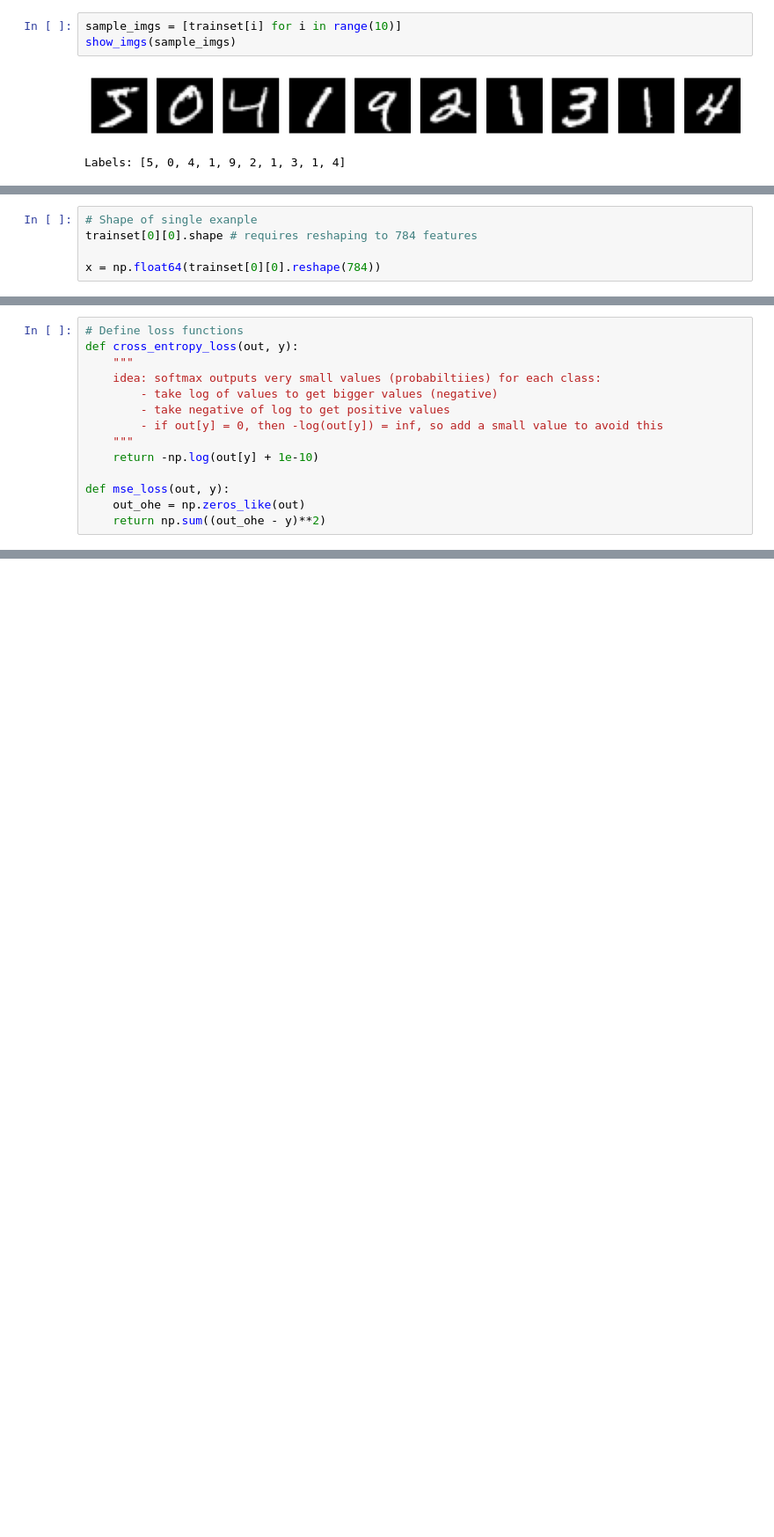
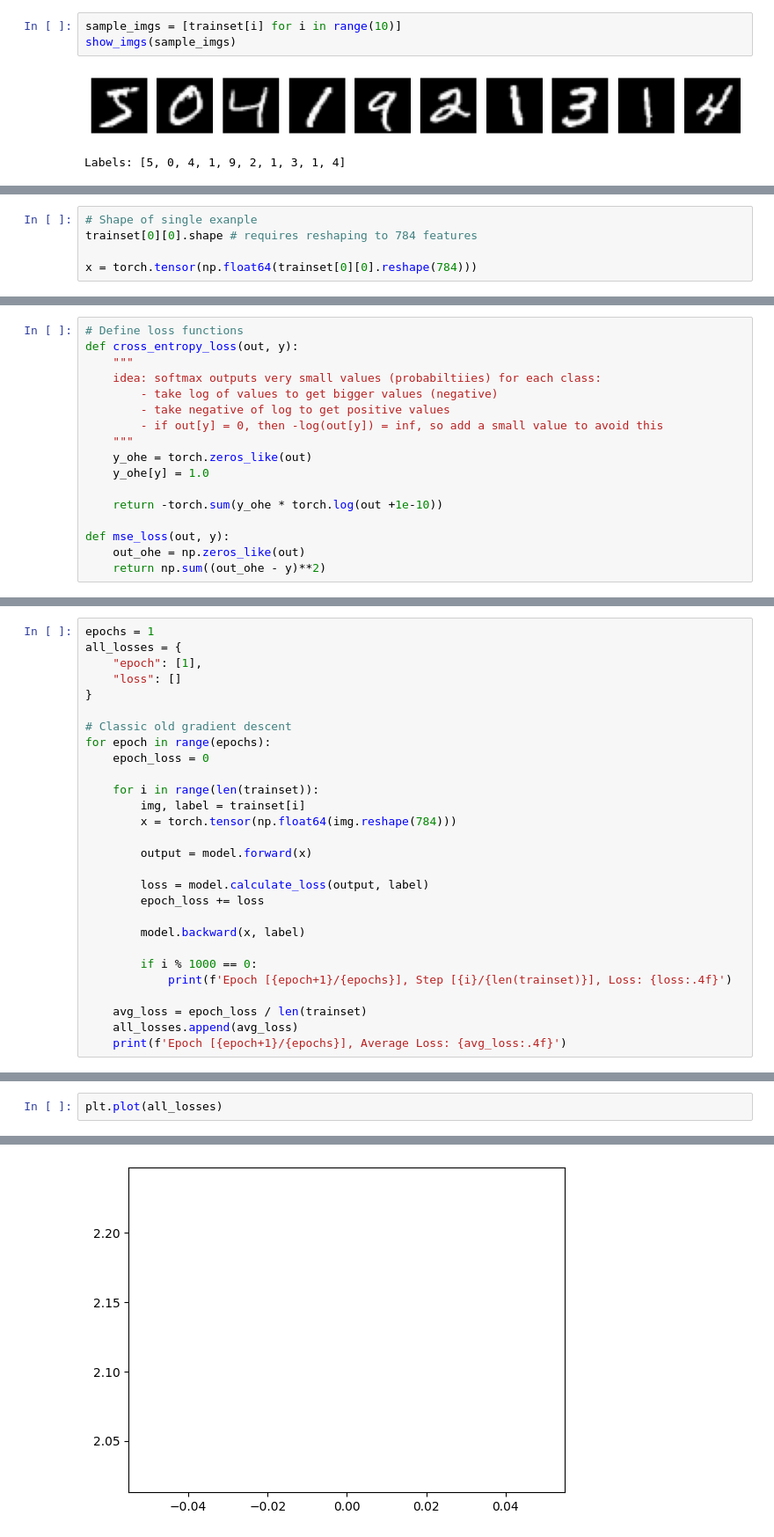
Before and after one commit to adrianlamdev/mnist-classifier, a Jupyter notebook: notebooks/mnist_classifier_bare.ipynb, the cells around one changed output, grey strips where cells are left out. Shown at 88% size. Drawn from its saved outputs; the diff is of its cells as text; blank space fills up the shorter version.

```diff
--- a/notebooks/mnist_classifier_bare.ipynb
+++ b/notebooks/mnist_classifier_bare.ipynb
@@ -124,7 +123,7 @@ class MNISTClassifier:
 # Shape of single exanple
 trainset[0][0].shape # requires reshaping to 784 features
 
-x = np.float64(trainset[0][0].reshape(784))
+x = torch.tensor(np.float64(trainset[0][0].reshape(784)))
 # %%
 # Dummy model (untrained)
 dummy = MNISTClassifier(loss_fn=None)
@@ -144,7 +141,10 @@ def cross_entropy_loss(out, y):
         - take negative of log to get positive values
         - if out[y] = 0, then -log(out[y]) = inf, so add a small value to avoid this
     """
-    return -np.log(out[y] + 1e-10)
+    y_ohe = torch.zeros_like(out)
+    y_ohe[y] = 1.0
+
+    return -torch.sum(y_ohe * torch.log(out +1e-10))
 
 def mse_loss(out, y):
     out_ohe = np.zeros_like(out)
@@ -164,0 +164,28 @@ model.loss(out, trainset[0][1]).item()
+# %%
+epochs = 1
+all_losses = {
+    "epoch": [1],
+    "loss": []
+}
+
+# Classic old gradient descent
+for epoch in range(epochs):
+    epoch_loss = 0
+
+    for i in range(len(trainset)):
+        img, label = trainset[i]
+        x = torch.tensor(np.float64(img.reshape(784)))
+
+        output = model.forward(x)
+
+        loss = model.calculate_loss(output, label)
+        epoch_loss += loss
+
+        model.backward(x, label)
+
+        if i % 1000 == 0:
+            print(f'Epoch [{epoch+1}/{epochs}], Step [{i}/{len(trainset)}], Loss: {loss:.4f}')
+
+    avg_loss = epoch_loss / len(trainset)
+    all_losses.append(avg_loss)
+    print(f'Epoch [{epoch+1}/{epochs}], Average Loss: {avg_loss:.4f}')
@@ -164,0 +210,3 @@ model.loss(out, trainset[0][1]).item()
+# %%
+plt.plot(all_losses)
+# %% [output]
@@ -164,0 +214 @@ model.loss(out, trainset[0][1]).item()
+[figure, added]
```
Also changed, not shown: parts of 6 cells of this notebook.
